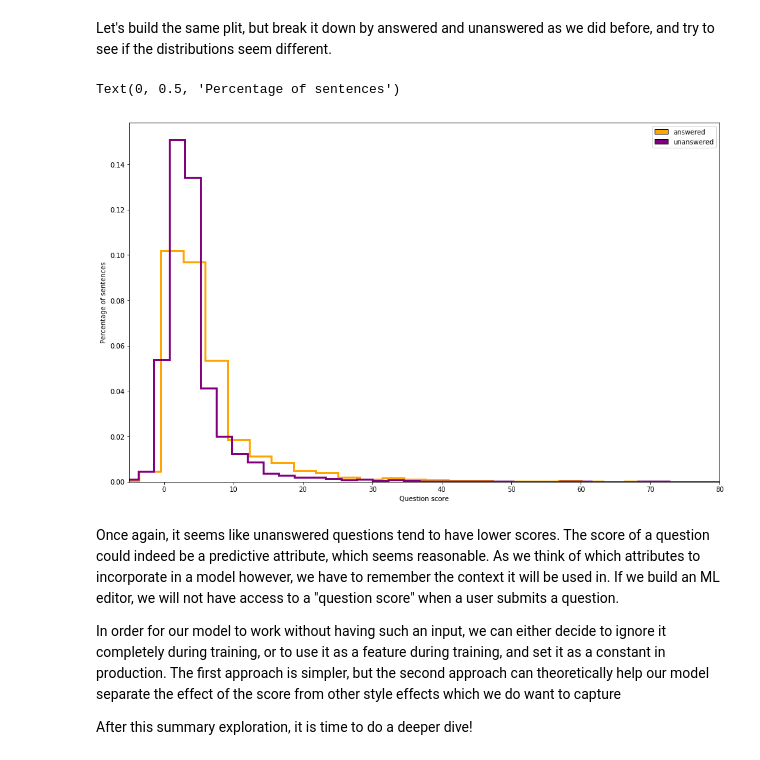
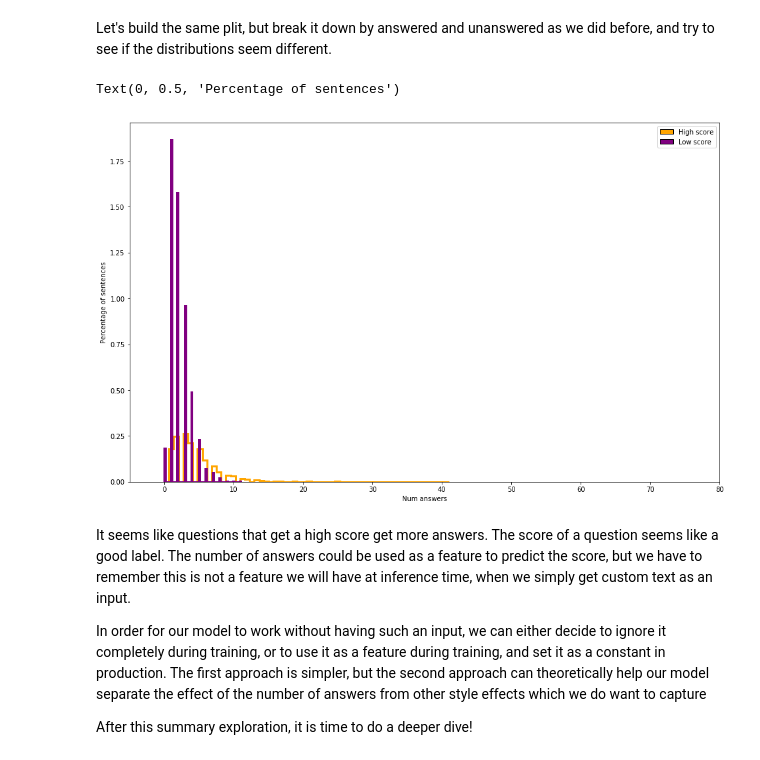
Before and after one commit to hundredblocks/ml-powered-applications, a Jupyter notebook: notebooks/dataset_exploration.ipynb, the cells around one changed output. Drawn from its saved outputs; the diff is of its cells as text; code cells hidden in the pictures.

```diff
--- a/notebooks/dataset_exploration.ipynb
+++ b/notebooks/dataset_exploration.ipynb
@@ -38,14 +38,18 @@ How many questions do we have?
 How many questions have answers, and how many answers per question on avg?
 # %%
 # Start by changing types to make processing easier
-df['AnswerCount'] = df['AnswerCount'].fillna(-1)
+df["AnswerCount"] = df["AnswerCount"].fillna(-1)
 df["AnswerCount"] = df["AnswerCount"].astype(int)
-df['PostTypeId'] = df['PostTypeId'].astype(int)
-df['Id'] = df['Id'].astype(int)
+df["PostTypeId"] = df["PostTypeId"].astype(int)
+df["Id"] = df["Id"].astype(int)
 df.set_index("Id", inplace=True, drop=False)
 
+# Add measure of the length of a post
+df["full_text"] = df["Title"].str.cat(df["body_text"], sep=" ", na_rep="")
+df["text_len"] = df["full_text"].str.len()
+
 # A question is a post of id 1
-df['is_question'] = df['PostTypeId'] == 1
+df["is_question"] = df["PostTypeId"] == 1
 # %% [markdown]
 ## Data quality
 
@@ -261,36 +268,36 @@ Let's build the same plit, but break it down by answered and unanswered as we di
 # %%
 from matplotlib.patches import Rectangle
 plt.xlim(-5,80)
 
 ax = df[df["is_question"] &
-        ~(df["AcceptedAnswerId"].isna())]["Score"].hist(bins=60,
+        (df["Score"] > df["Score"].median())]["AnswerCount"].hist(bins=60,
                                                           density=True,
-                                                          histtype='step',
-                                                          color='orange',
+                                                          histtype="step",
+                                                          color="orange",
                                                           linewidth=3,
                                                           grid=False,
                                                           figsize=(16, 10))
 
 df[df["is_question"] &
-   (df["AcceptedAnswerId"].isna())]["Score"].hist(bins=60,
+   ~(df["Score"] > df["Score"].median())]["AnswerCount"].hist(bins=60,
                                                      density=True,
-                                                     histtype='step',
-                                                     color='purple',
+                                                     histtype="step",
+                                                     color="purple",
                                                      linewidth=3,
                                                      grid=False)
 
 handles = [Rectangle((0, 0), 1, 1, color=c, ec="k") for c in
-           ['orange', 'purple']]
-labels = ["answered", "unanswered"]
+           ["orange", "purple"]]
+labels = ["High score", "Low score"]
 plt.legend(handles, labels)
-ax.set_xlabel("Question score")
+ax.set_xlabel("Num answers")
 ax.set_ylabel("Percentage of sentences")
 # %% [output]
 Text(0, 0.5, 'Percentage of sentences')
-[figure, old version]
+[figure, new version]
 # %% [markdown]
-Once again, it seems like unanswered questions tend to have lower scores. The score of a question could indeed be a predictive attribute, which seems reasonable. As we think of which attributes to incorporate in a model however, we have to remember the context it will be used in. If we build an ML editor, we will not have access to a "question score" when a user submits a question.
+It seems like questions that get a high score get more answers. The score of a question seems like a good label. The number of answers could be used as a feature to predict the score, but we have to remember this is not a feature we will have at inference time, when we simply get custom text as an input.
 
-In order for our model to work without having such an input, we can either decide to ignore it completely during training, or to use it as a feature during training, and set it as a constant in production. The first approach is simpler, but the second approach can theoretically help our model separate the effect of the score from other style effects which we do want to capture
+In order for our model to work without having such an input, we can either decide to ignore it completely during training, or to use it as a feature during training, and set it as a constant in production. The first approach is simpler, but the second approach can theoretically help our model separate the effect of the number of answers from other style effects which we do want to capture
 
 After this summary exploration, it is time to do a deeper dive!
```
Also changed, not shown: parts of 9 cells of this notebook, 8 other files.
